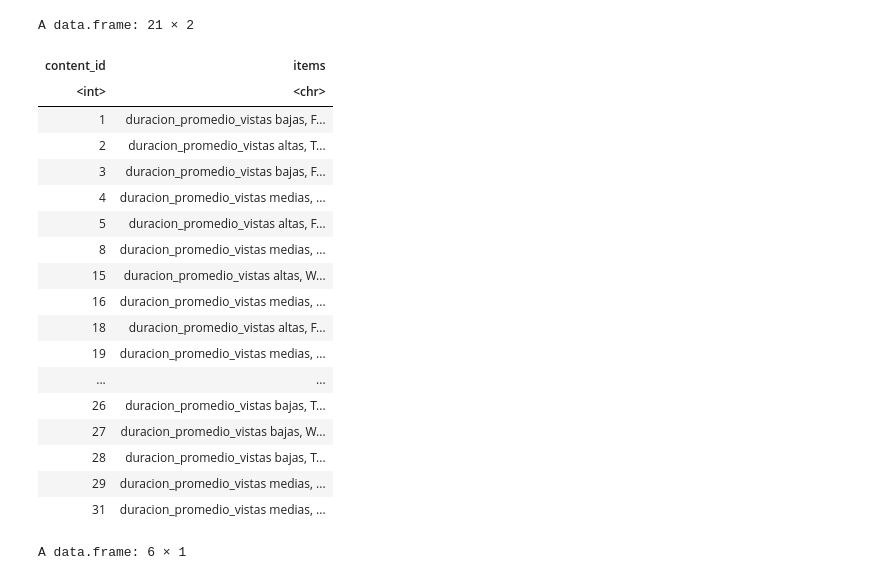
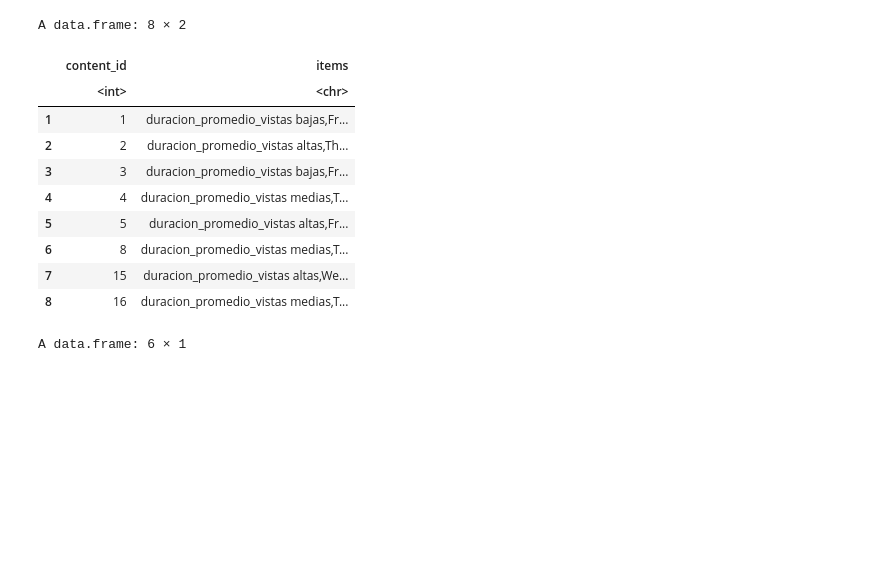
Before and after one commit to cristiandelahooz/descriptive-model-apriori, a Jupyter notebook: notebooks/asociacion/apriori.ipynb, the cells around one changed output. Cells and saved outputs as stored; diff of their text form; code cells hidden in the pictures; blank space fills up the shorter version.

```diff
--- a/notebooks/asociacion/apriori.ipynb
+++ b/notebooks/asociacion/apriori.ipynb
@@ -4,27 +2,19 @@
 library(tidyverse)
 # %%
 datos <- read.csv("../../datasets/transactions.csv")
-datos
+head(datos, 8)
 # %% [output]
-A data.frame: 21 × 2
+A data.frame: 8 × 2
-| content_id | items |
-| <int> | <chr> |
-| 1 | duracion_promedio_vistas bajas, F... |
-| 2 | duracion_promedio_vistas altas, T... |
-| 3 | duracion_promedio_vistas bajas, F... |
-| 4 | duracion_promedio_vistas medias, ... |
-| 5 | duracion_promedio_vistas altas, F... |
-| 8 | duracion_promedio_vistas medias, ... |
-| 15 | duracion_promedio_vistas altas, W... |
-| 16 | duracion_promedio_vistas medias, ... |
-| 18 | duracion_promedio_vistas altas, F... |
-| 19 | duracion_promedio_vistas medias, ... |
-| ... | ... |
-| 26 | duracion_promedio_vistas bajas, T... |
-| 27 | duracion_promedio_vistas bajas, W... |
-| 28 | duracion_promedio_vistas bajas, T... |
-| 29 | duracion_promedio_vistas medias, ... |
-| 31 | duracion_promedio_vistas medias, ... |
+|  | content_id | items |
+|  | <int> | <chr> |
+| 1 | 1 | duracion_promedio_vistas bajas,Fr... |
+| 2 | 2 | duracion_promedio_vistas altas,Th... |
+| 3 | 3 | duracion_promedio_vistas bajas,Fr... |
+| 4 | 4 | duracion_promedio_vistas medias,T... |
+| 5 | 5 | duracion_promedio_vistas altas,Fr... |
+| 6 | 8 | duracion_promedio_vistas medias,T... |
+| 7 | 15 | duracion_promedio_vistas altas,We... |
+| 8 | 16 | duracion_promedio_vistas medias,T... |
 # %%
 datos$content_id <- NULL
 colnames(datos) <- c("items")
```
Also changed, not shown: parts of 13 cells of this notebook, 10 other files.
